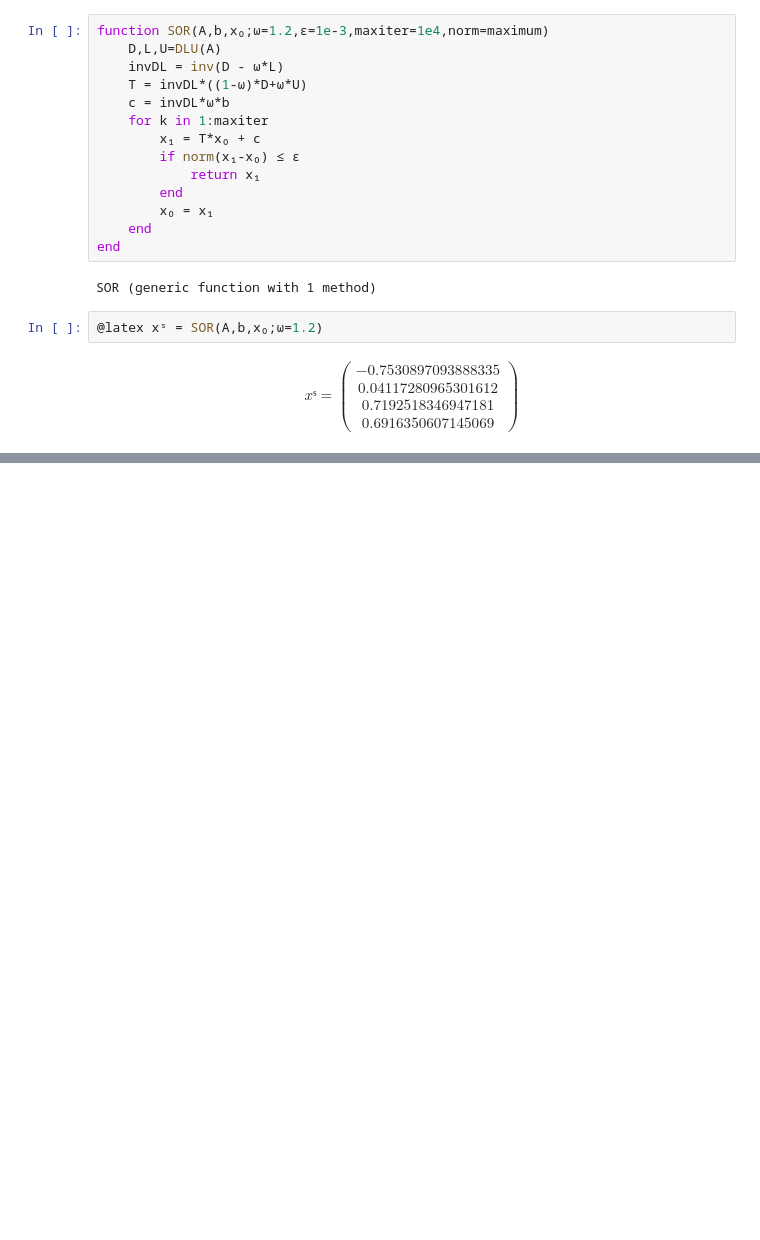
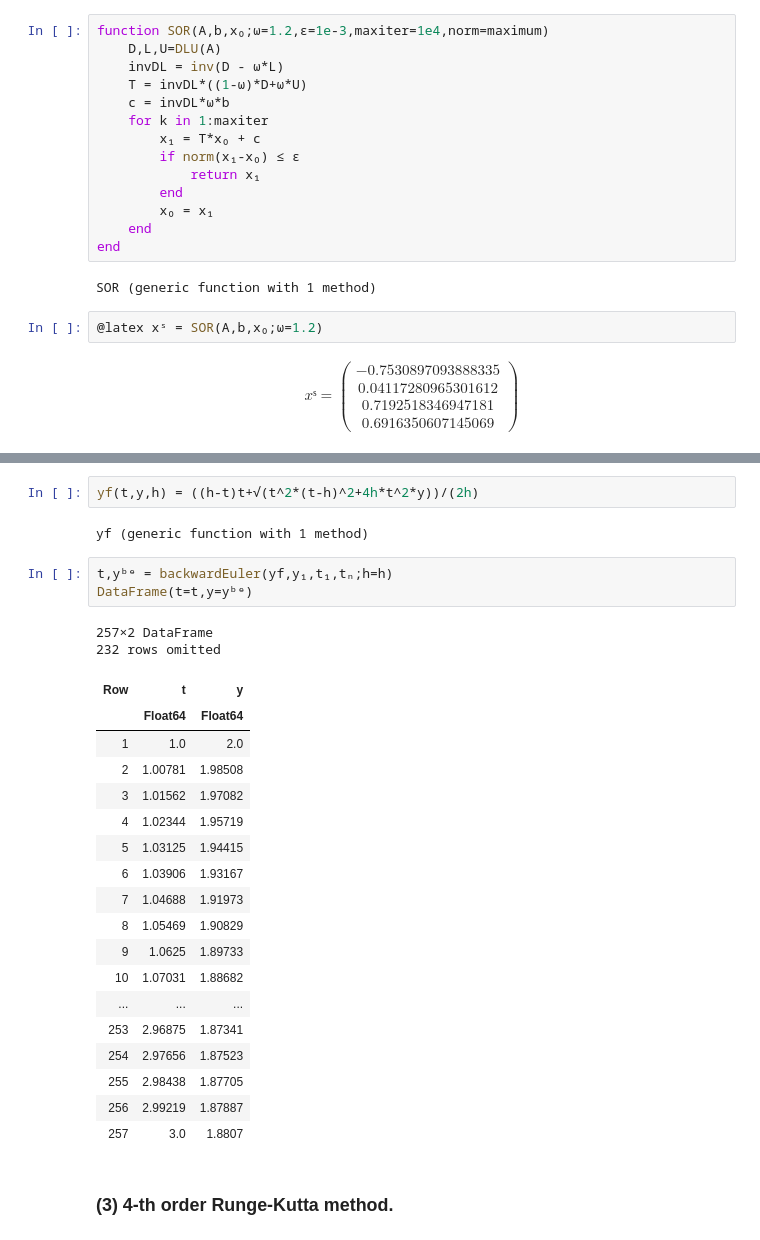
Before and after one commit to Algebra-FUN/DDM-Coursework, a Jupyter notebook: MSDM5004/Homework/hw2/index.ipynb, the cells around one changed output, grey strips where cells are left out. Cells and saved outputs as stored; diff of their text form; blank space fills up the shorter version.

```diff
--- a/MSDM5004/Homework/hw2/index.ipynb
+++ b/MSDM5004/Homework/hw2/index.ipynb
@@ -199,0 +296,30 @@ SOR (generic function with 1 method)
+# %%
+yf(t,y,h) = ((h-t)t+√(t^2*(t-h)^2+4h*t^2*y))/(2h)
+# %% [output]
+yf (generic function with 1 method)
+# %%
+t,yᵇᵉ = backwardEuler(yf,y₁,t₁,tₙ;h=h)
+DataFrame(t=t,y=yᵇᵉ)
+# %% [output]
+257×2 DataFrame
+232 rows omitted
+| Row | t | y |
+|  | Float64 | Float64 |
+| 1 | 1.0 | 2.0 |
+| 2 | 1.00781 | 1.98508 |
+| 3 | 1.01562 | 1.97082 |
+| 4 | 1.02344 | 1.95719 |
+| 5 | 1.03125 | 1.94415 |
+| 6 | 1.03906 | 1.93167 |
+| 7 | 1.04688 | 1.91973 |
+| 8 | 1.05469 | 1.90829 |
+| 9 | 1.0625 | 1.89733 |
+| 10 | 1.07031 | 1.88682 |
+| ... | ... | ... |
+| 253 | 2.96875 | 1.87341 |
+| 254 | 2.97656 | 1.87523 |
+| 255 | 2.98438 | 1.87705 |
+| 256 | 2.99219 | 1.87887 |
+| 257 | 3.0 | 1.8807 |
+# %% [markdown]
+### (3) 4-th order Runge-Kutta method.
```
Also changed, not shown: parts of 12 cells of this notebook.
